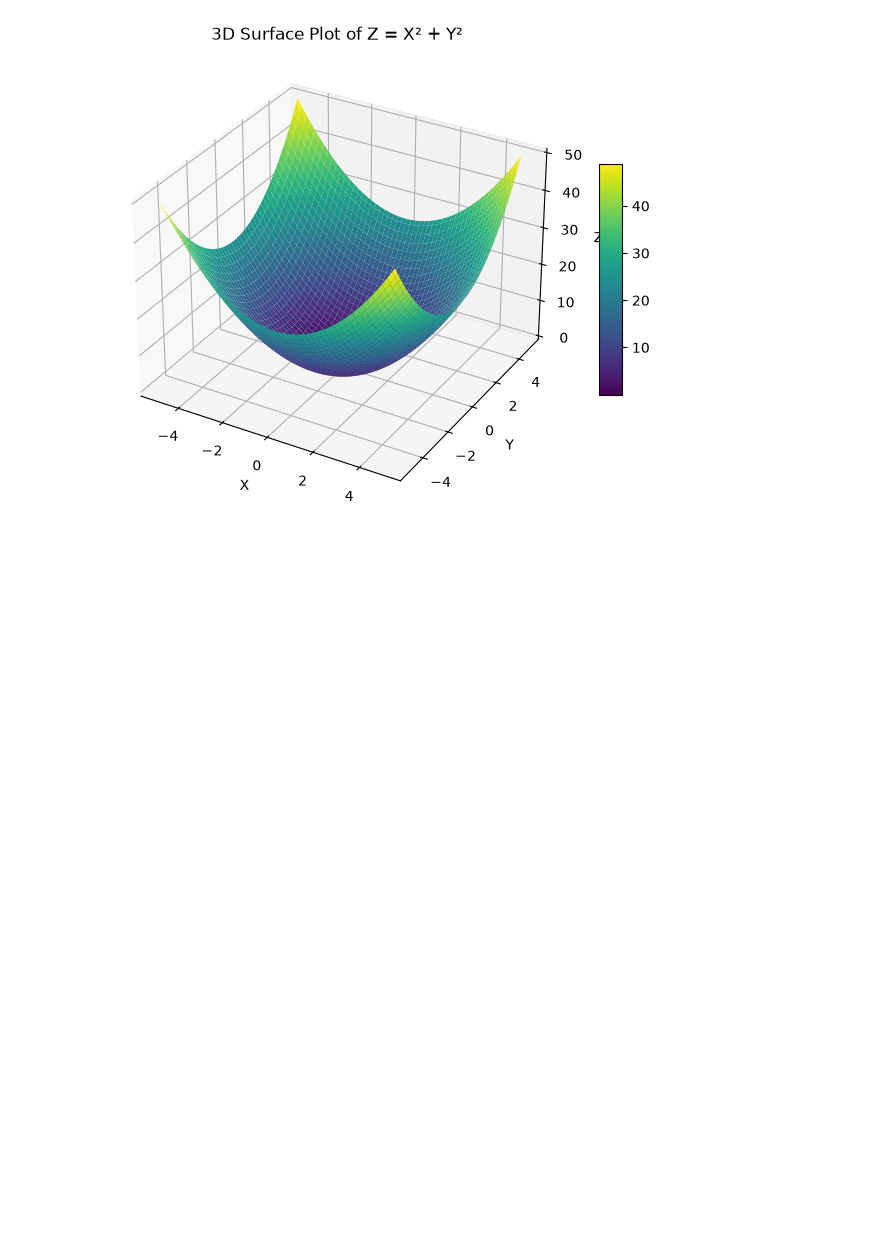
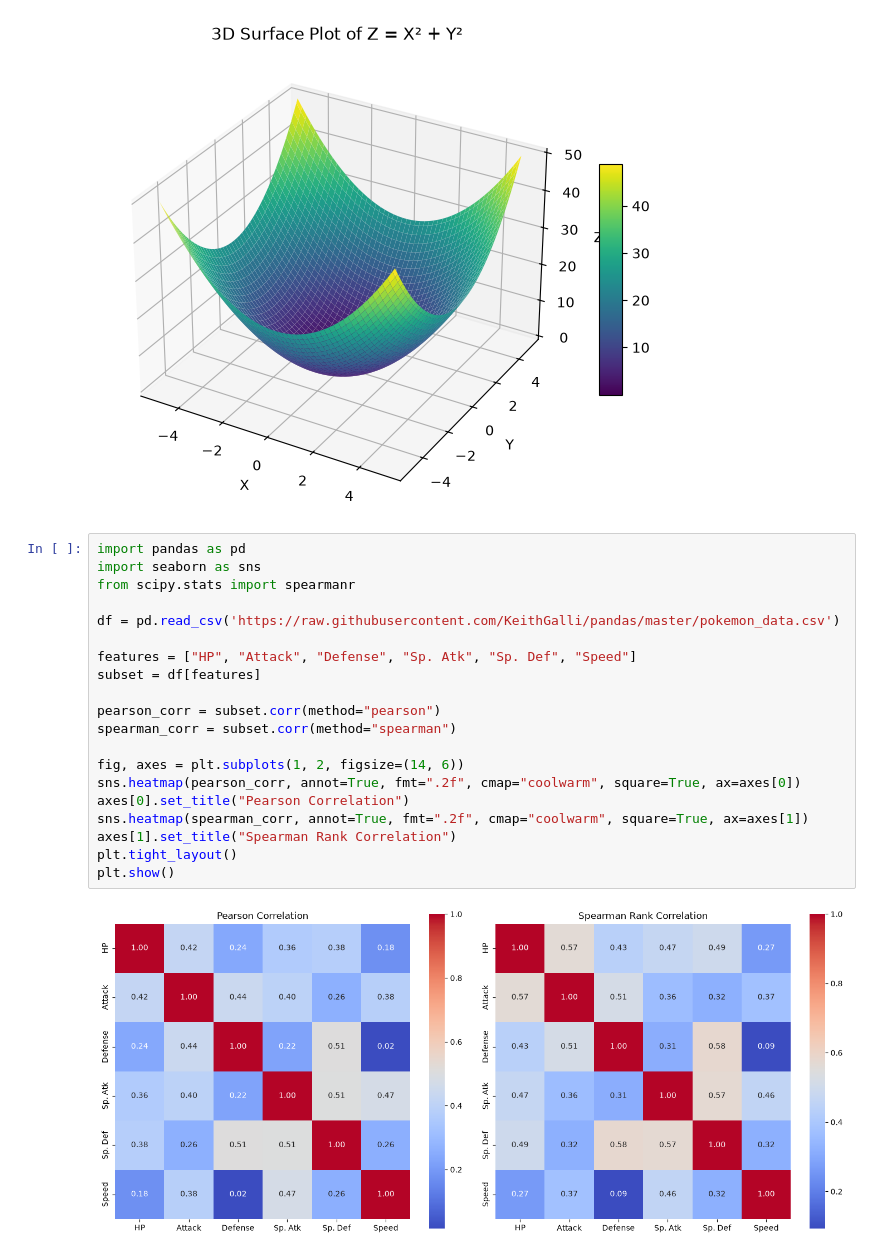
Before and after one commit to niRmana11/SE4050-DL-Lab1, a Jupyter notebook: task1_numpy_matplotlib_seaborn.ipynb, the cells around one changed output. Drawn from its saved outputs; the diff is of its cells as text; blank space fills up the shorter version.

Commit message:
feat(task1): compute Pearson and Spearman correlations with annotated heatmaps

```diff
--- a/task1_numpy_matplotlib_seaborn.ipynb
+++ b/task1_numpy_matplotlib_seaborn.ipynb
@@ -46,3 +46,25 @@ fig.colorbar(surf, shrink=0.5, aspect=10)
 plt.show()
 # %% [output]
 [figure]
+# %%
+import pandas as pd
+import seaborn as sns
+from scipy.stats import spearmanr
+
+df = pd.read_csv('https://raw.githubusercontent.com/KeithGalli/pandas/master/pokemon_data.csv')
+
+features = ["HP", "Attack", "Defense", "Sp. Atk", "Sp. Def", "Speed"]
+subset = df[features]
+
+pearson_corr = subset.corr(method="pearson")
+spearman_corr = subset.corr(method="spearman")
+
+fig, axes = plt.subplots(1, 2, figsize=(14, 6))
+sns.heatmap(pearson_corr, annot=True, fmt=".2f", cmap="coolwarm", square=True, ax=axes[0])
+axes[0].set_title("Pearson Correlation")
+sns.heatmap(spearman_corr, annot=True, fmt=".2f", cmap="coolwarm", square=True, ax=axes[1])
+axes[1].set_title("Spearman Rank Correlation")
+plt.tight_layout()
+plt.show()
+# %% [output]
+[figure, added]
```
